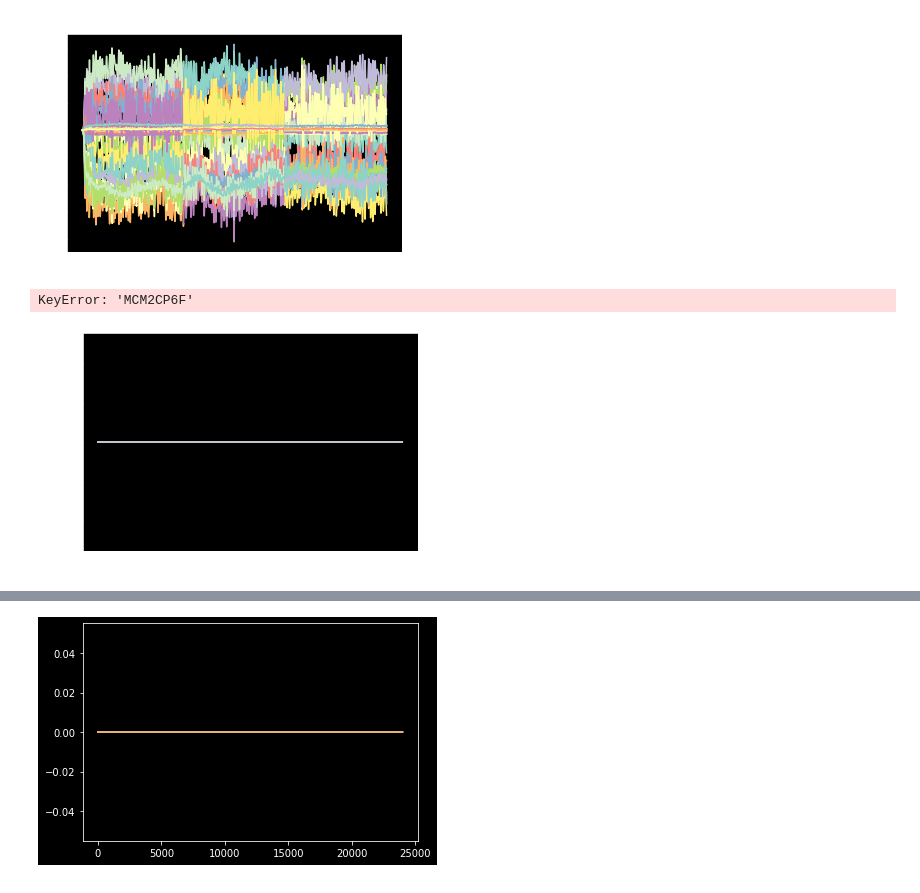
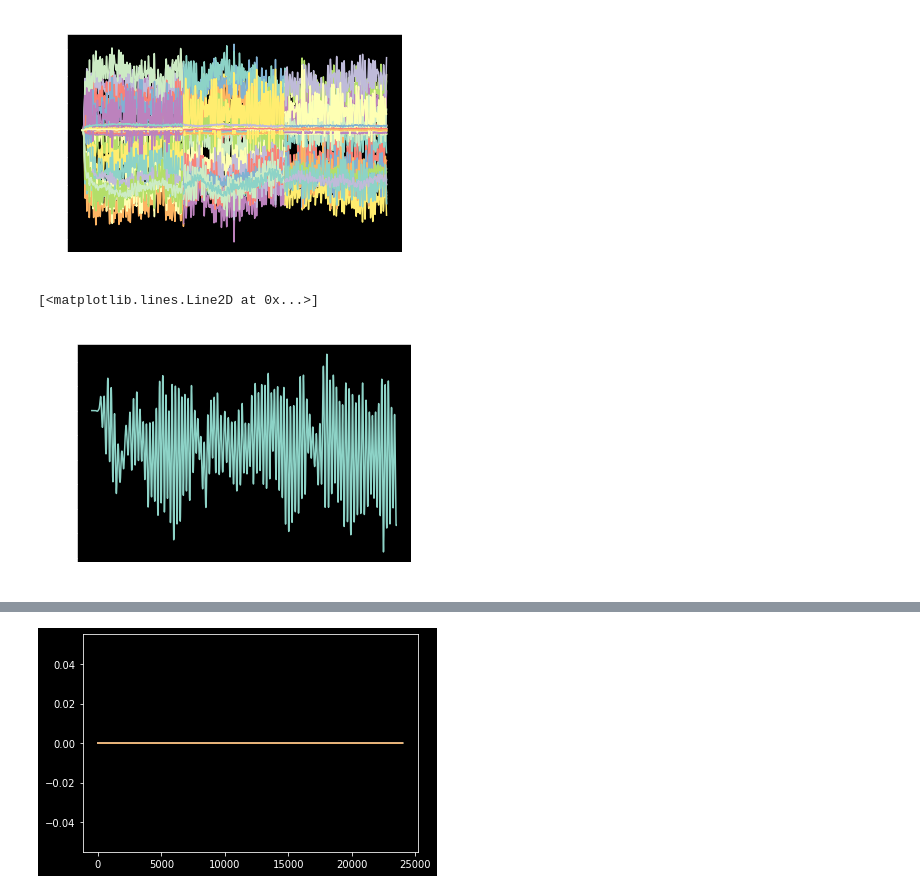
Before and after one commit to rconan/asm-im, a Jupyter notebook: data-analysis.ipynb, the cells around one changed output, grey strips where cells are left out. Cells and saved outputs as stored; diff of their text form; code cells hidden in the pictures.

```diff
--- a/data-analysis.ipynb
+++ b/data-analysis.ipynb
@@ -92,11 +92,11 @@ for k in range(3):
     plt.plot(t,np.vstack(data["M2RigidBodyMotions"]));
 # %% [output]
 [figure]
-# %%
-plt.plot(np.vstack(data["MCM2CP6F"])[:,:3]);
-# %% [output]
-KeyError: 'MCM2CP6F'
-# %%
-plt.plot(np.vstack(data["MCM2CP6F"])[:,3:6]);
-# %% [output]
-[figure, removed]
+# %%
+data = pd.read_parquet(f"asms-im_windloading-part0-debug.parquet")
+data.columns
+t = np.arange(len(data))/2e3
+plt.plot(t, np.vstack(data["M1RigidBodyMotions"])[:, 0])
+# %% [output]
+[<matplotlib.lines.Line2D at 0x...>]
+[figure, added]
```
Also changed, not shown: parts of 1 cell of this notebook, 6 other files.
